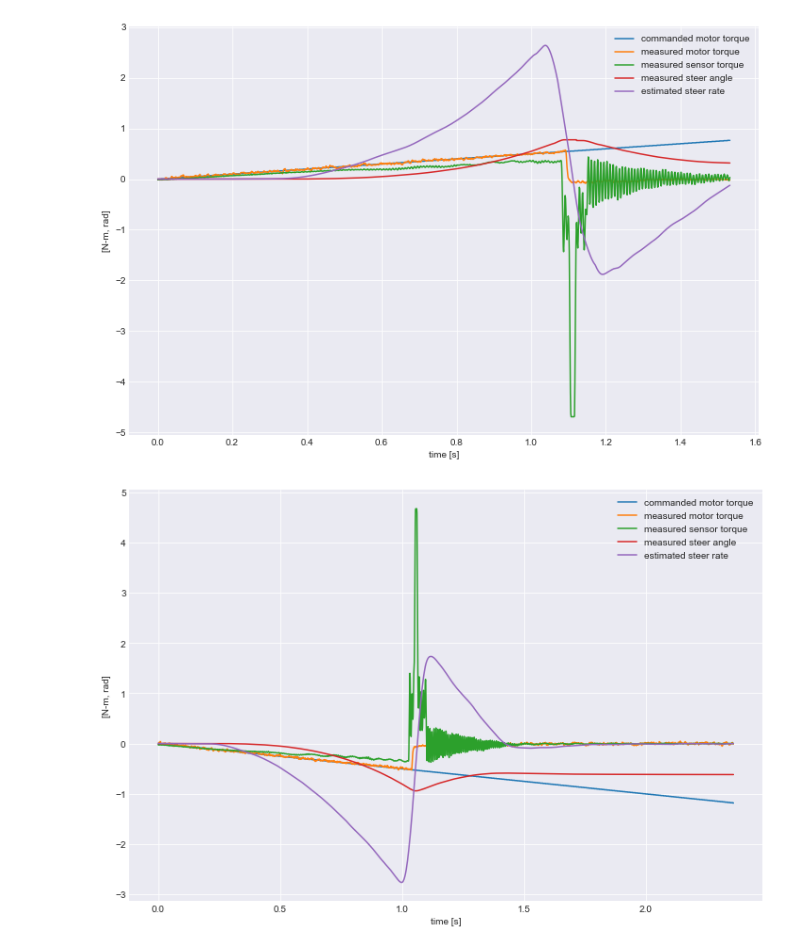
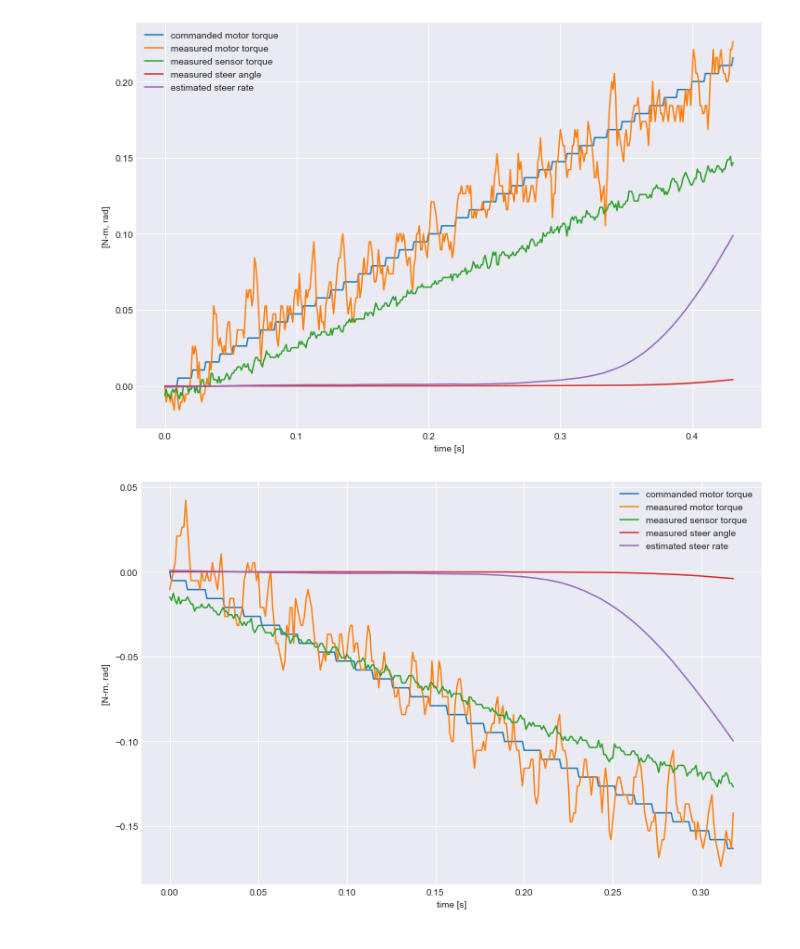
Before and after one commit to oliverlee/phobos, a Jupyter notebook: scripts/motor_static_response.ipynb, the cells around one changed output. Saved outputs shown, nothing was run; the diff lists cells and outputs as text; code cells hidden in the pictures.

Commit message:
Change plot axis limits for friction plots

```diff
--- a/scripts/motor_static_response.ipynb
+++ b/scripts/motor_static_response.ipynb
@@ -20,7 +20,7 @@ DEFAULT_FIGSIZE = (12, 8)
 import matplotlib as mpl
 mpl.rcParams['figure.figsize'] = DEFAULT_FIGSIZE
 # %%
-def plot_torques(log):
+def plot_torques(log, friction=False):
     commanded_torque = ps.get_kollmorgen_command_torque(
         log.records.actuators.kollmorgen_command_velocity)
     measured_torque = ps.get_kollmorgen_applied_torque(
@@ -31,28 +31,34 @@ def plot_torques(log):
     encoder_angle = log.records.sensors.steer_encoder_count * 2*np.pi/152000
     encoder_angle[np.where(encoder_angle > np.pi)[0]] -= 2*np.pi
 
-    encoder_rate = scipy.signal.savgol_filter(
-        encoder_angle, 101, 2, 1, 0.001)
+    encoder_rate = scipy.signal.savgol_filter(encoder_angle, 101, 2, 1, 0.001)
+
+    if friction:
+        i = np.where(np.abs(encoder_rate) > 0.1)[0][0]
+    else:
+        i = -1
+
+    index = slice(0, i)
 
     plt.close('all')
     fig, ax = plt.subplots()
-    ax.plot(log.t, commanded_torque,
+    ax.plot(log.t[index], commanded_torque[index],
             label='commanded motor torque')
 
-    ax.plot(log.t,
-            measured_torque,
+    ax.plot(log.t[index],
+            measured_torque[index],
             label='measured motor torque')
 
-    ax.plot(log.t,
-            measured_sensor_torque,
+    ax.plot(log.t[index],
+            measured_sensor_torque[index],
             label='measured sensor torque')
 
-    ax.plot(log.t,
-            encoder_angle - encoder_angle[0],
+    ax.plot(log.t[index],
+            encoder_angle[index],
             label='measured steer angle')
 
-    ax.plot(log.t,
-            encoder_rate,
+    ax.plot(log.t[index],
+            encoder_rate[index],
             label='estimated steer rate')
     ax.legend()
     ax.set_xlabel('time [s]')
@@ -61,17 +67,17 @@ def plot_torques(log):
 # %%
 log = ps.ProcessedRecord('logs/positive_friction.pb.cobs')
 plt.close('all')
-plot_torques(log)
+plot_torques(log, True)
 plt.show()
 # %% [output]
-[figure, old version]
+[figure, new version]
 # %%
 log = ps.ProcessedRecord('logs/negative_friction.pb.cobs')
 plt.close('all')
-plot_torques(log)
+plot_torques(log, True)
 plt.show()
 # %% [output]
-[figure, old version]
+[figure, new version]
 # %%
 log = ps.ProcessedRecord('logs/positive_ramp.pb.cobs')
 plt.close('all')
```
Also changed, not shown: parts of 4 cells of this notebook.
